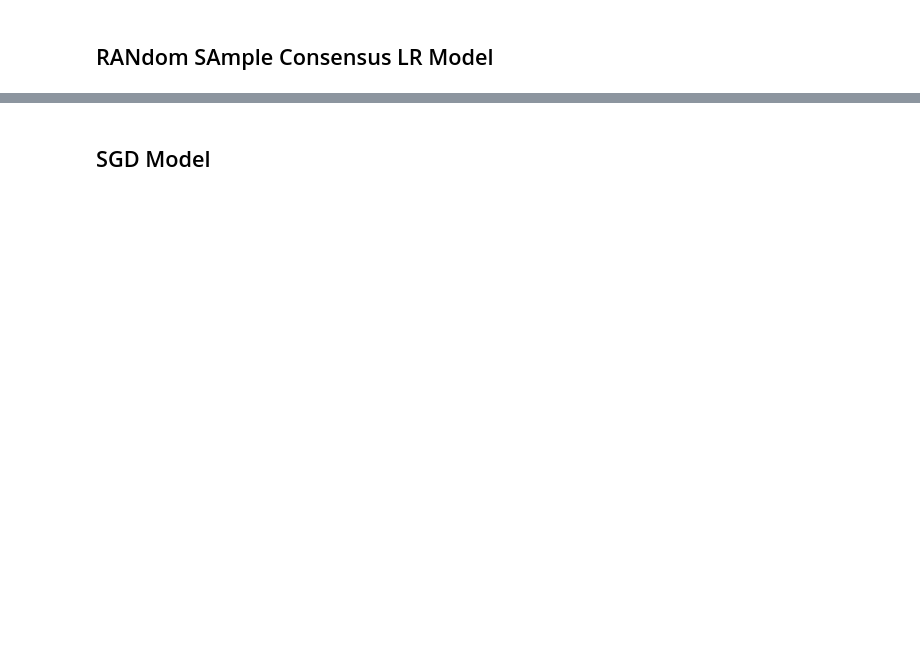
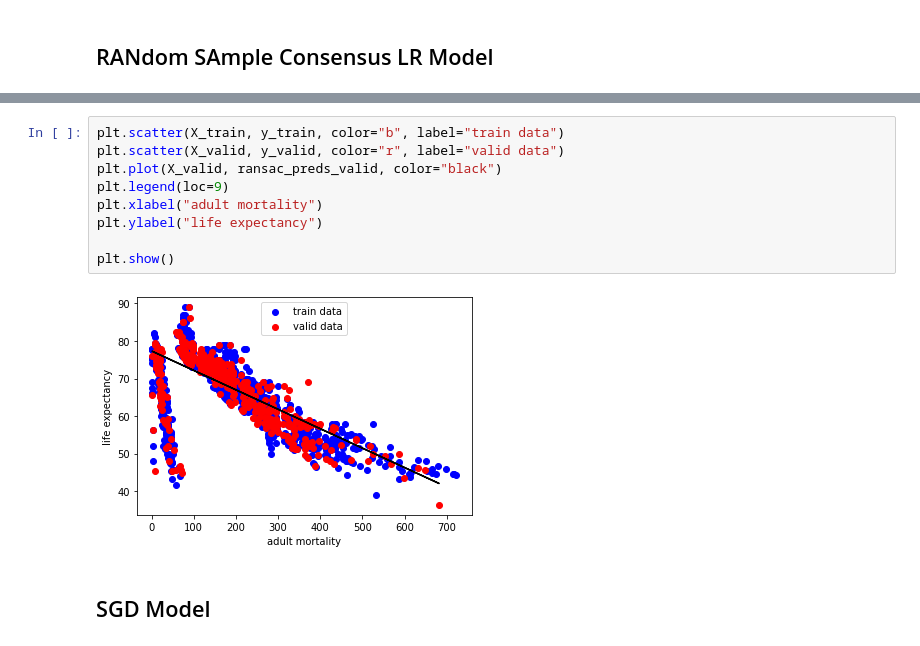
Before and after one commit to BrainTheos/uon-cci501-linear-regression, a Jupyter notebook: ULR.ipynb, the cells around one changed output, grey strips where cells are left out. Drawn from its saved outputs; the diff is of its cells as text; blank space fills up the shorter version.

Commit message:
Try optimizing ransac model.

```diff
--- a/ULR.ipynb
+++ b/ULR.ipynb
@@ -179,3 +191,14 @@ print(r2_score(y_valid, ransac_preds_valid))
+# %%
+plt.scatter(X_train, y_train, color="b", label="train data")
+plt.scatter(X_valid, y_valid, color="r", label="valid data")
+plt.plot(X_valid, ransac_preds_valid, color="black")
+plt.legend(loc=9)
+plt.xlabel("adult mortality")
+plt.ylabel("life expectancy")
+
+plt.show()
+# %% [output]
+[figure, added]
 # %% [markdown]
 ## SGD Model
 # %%
```
Also changed, not shown: parts of 8 cells of this notebook.
